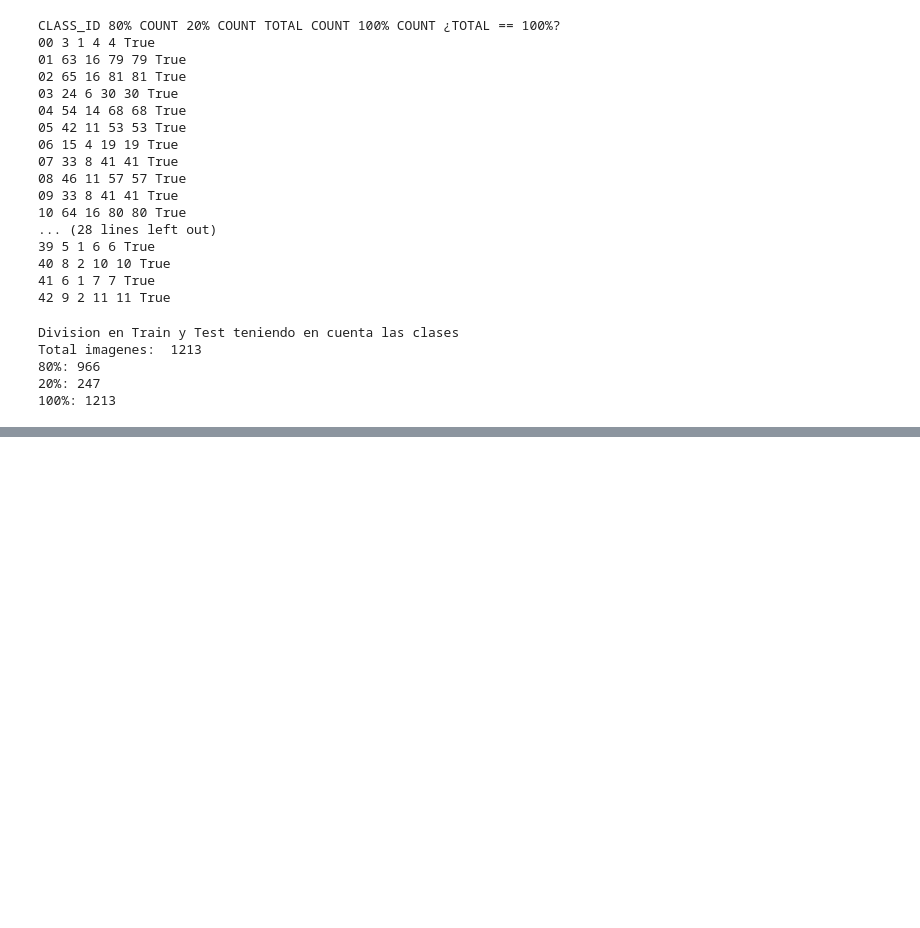
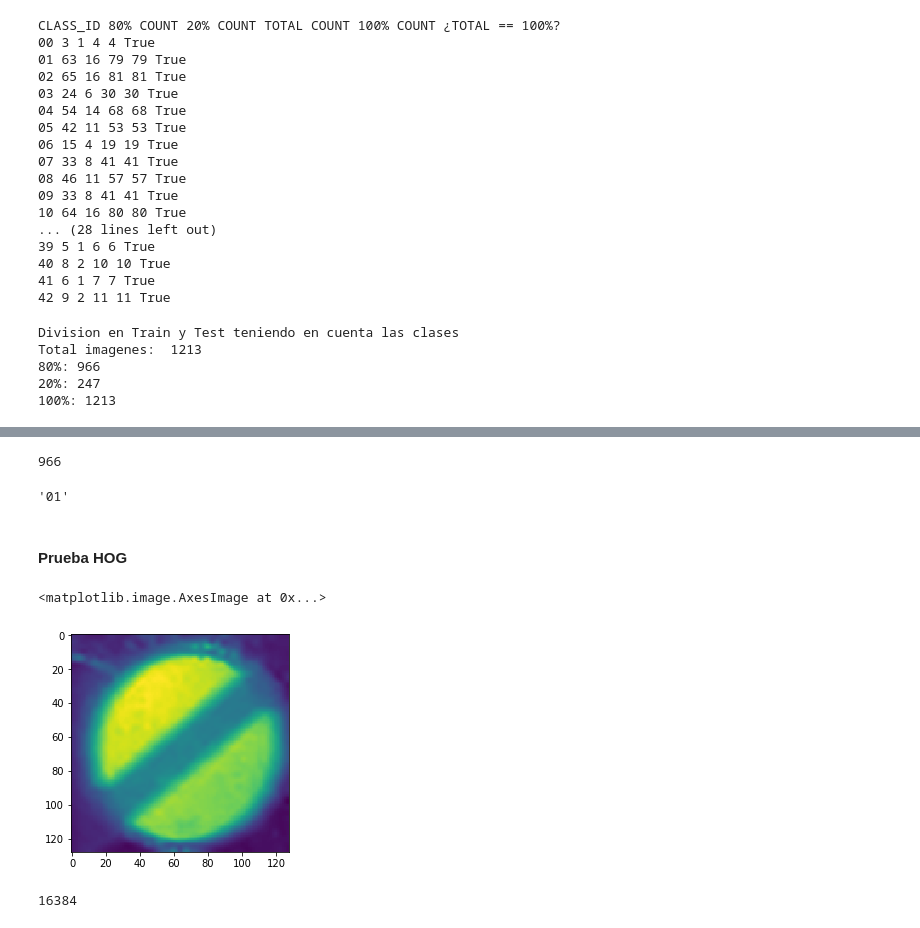
Before and after one commit to DaielChom/German-Traffic-Signs-Detector, a Jupyter notebook: Kiwi Testing.ipynb, the cells around one changed output, grey strips where cells are left out. Saved outputs shown, nothing was run; the diff lists cells and outputs as text; code cells hidden in the pictures; blank space fills up the shorter version.

```diff
--- a/Kiwi Testing.ipynb
+++ b/Kiwi Testing.ipynb
@@ -116,0 +160,7 @@ Total imagenes:  1213
+# %%
+train_y = []
+for i in target.values:
+    train_y.append(i[1])
+len(train_y)
+# %% [output]
+966
@@ -116,0 +177,19 @@ Total imagenes:  1213
+# %%
+"01000"[:2]
+# %% [output]
+'01'
+# %% [markdown]
+#### Prueba HOG
+# %%
+maxsize = (128, 128)
+img = Image.open("images/test/3200006.ppm")
+tn_image = img.resize(maxsize, Image.ANTIALIAS)
+bn = np.mean(tn_image,axis=2)
+plt.imshow(bn)
+# %% [output]
+<matplotlib.image.AxesImage at 0x...>
+[figure, added]
+# %%
+bn.size
+# %% [output]
+16384
```
Also changed, not shown: parts of 36 cells of this notebook.
